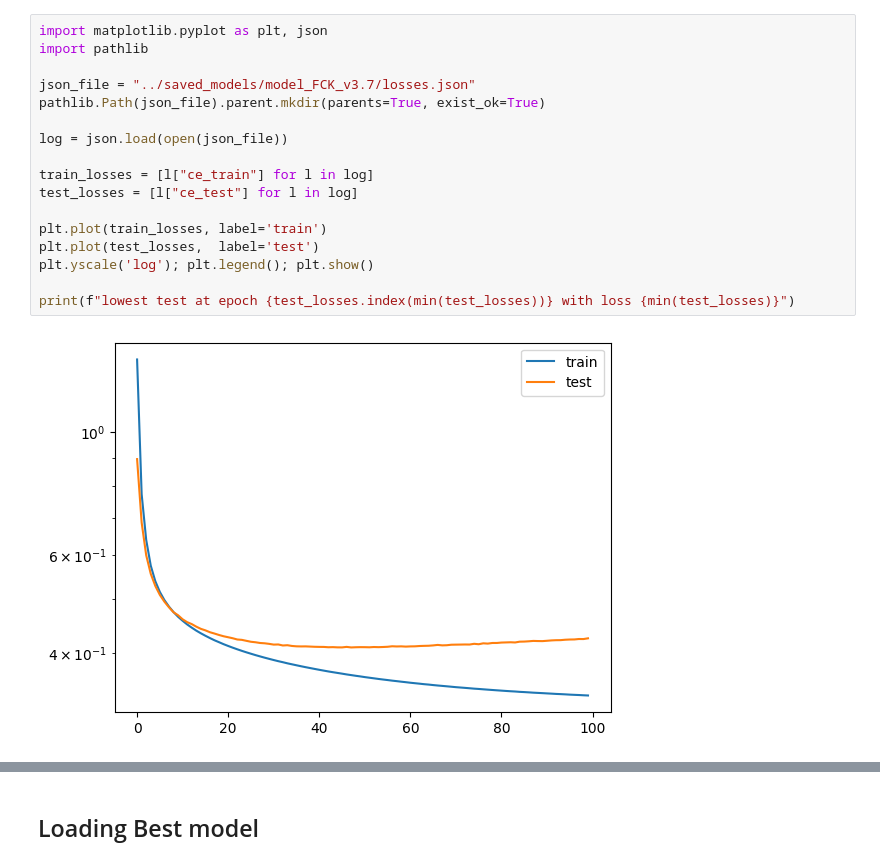
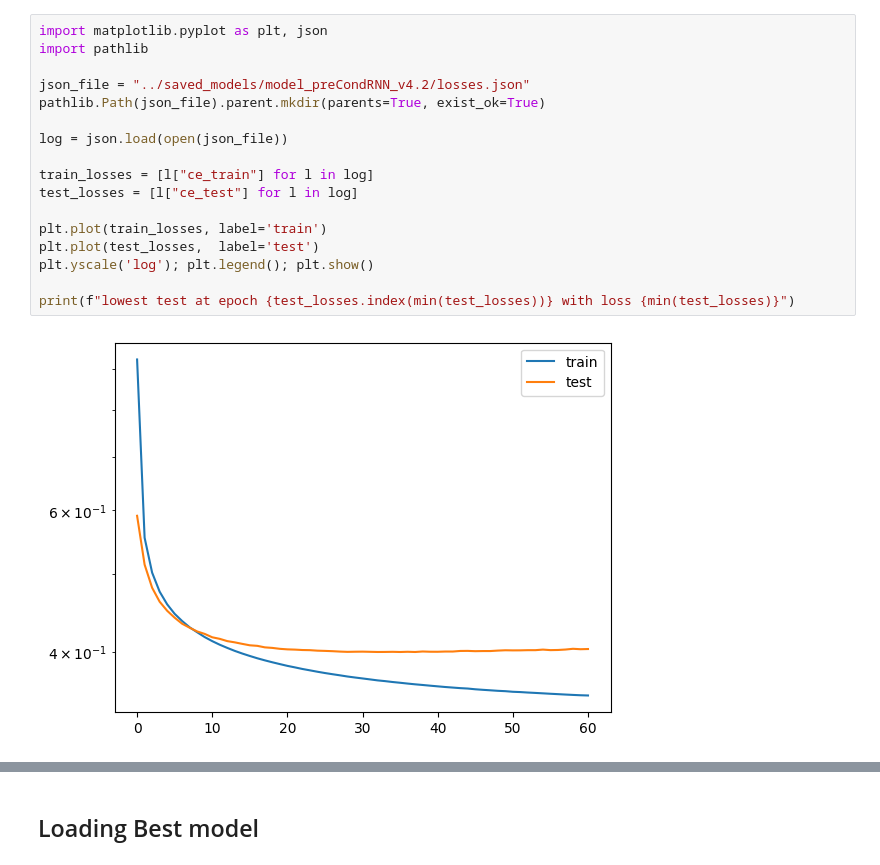
Before and after one commit to Duccioo/CACCA, a Jupyter notebook: src/prova.ipynb, the cells around one changed output, grey strips where cells are left out. Saved outputs shown, nothing was run; the diff lists cells and outputs as text.

```diff
--- a/src/prova.ipynb
+++ b/src/prova.ipynb
@@ -1,19 +1,19 @@
 # %%
 import matplotlib.pyplot as plt, json
 import pathlib
 
-json_file = "../saved_models/model_FCK_v3.7/losses.json"
+json_file = "../saved_models/model_preCondRNN_v4.2/losses.json"
 pathlib.Path(json_file).parent.mkdir(parents=True, exist_ok=True)
 
 log = json.load(open(json_file))
 
 train_losses = [l["ce_train"] for l in log]
 test_losses = [l["ce_test"] for l in log]
 
 plt.plot(train_losses, label='train')
 plt.plot(test_losses,  label='test')
 plt.yscale('log'); plt.legend(); plt.show()
 
 print(f"lowest test at epoch {test_losses.index(min(test_losses))} with loss {min(test_losses)}")
 # %% [output]
-[figure, old version]
+[figure, new version]
```
Also changed, not shown: parts of 10 cells of this notebook, 19 other files.
